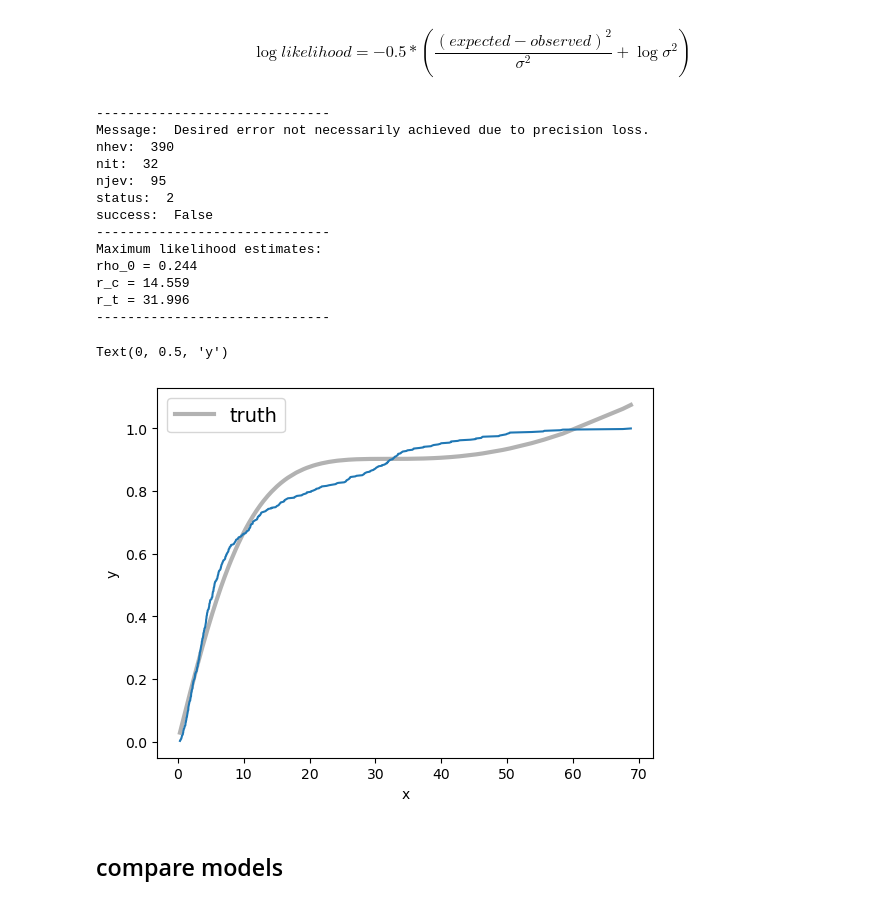
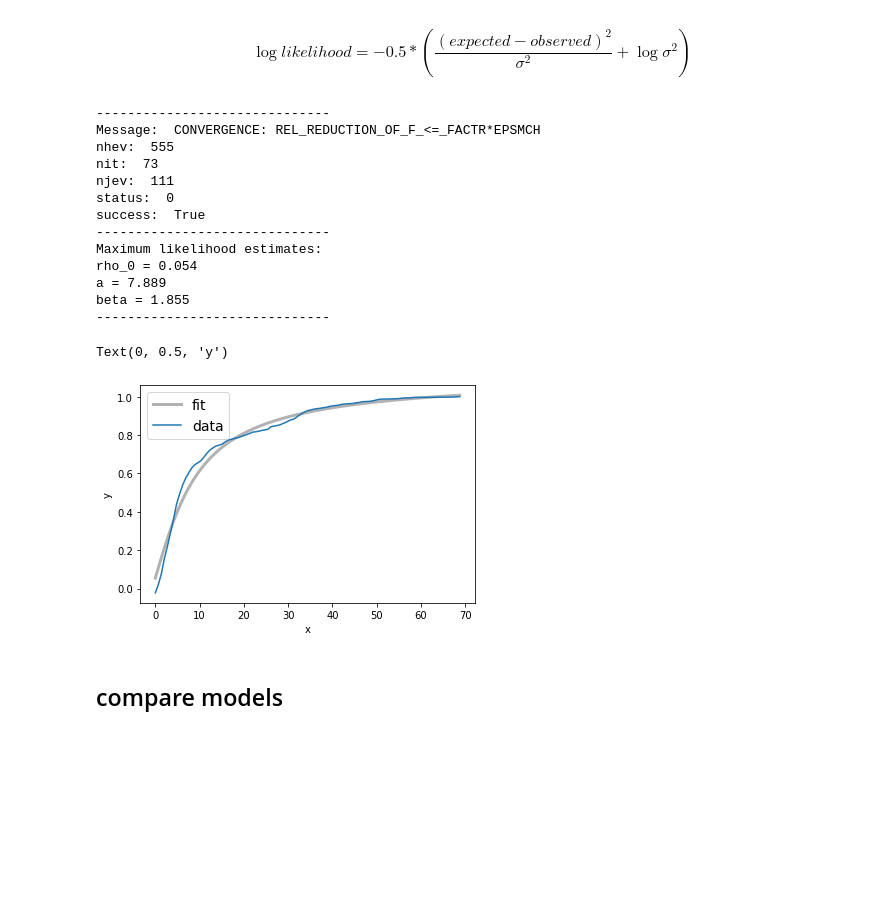
Before and after one commit to olgaborodina/be-open, a Jupyter notebook: main-project.ipynb, the cells around one changed output. Drawn from its saved outputs; the diff is of its cells as text; code cells hidden in the pictures; blank space fills up the shorter version.

```diff
--- a/main-project.ipynb
+++ b/main-project.ipynb
@@ -21,6 +21,8 @@ from scipy.optimize import minimize
 import sympy
 # %% [markdown]
 ## data import
+# %%
+profile='Zhao'
 # %%
 from astroquery.vizier import Vizier
 
@@ -114,19 +116,22 @@ Text(0.5, 0, 'z [pc]')
 
 def Kings_profile(r, rho_0, r_c, r_t):
     rho_k = rho_0 * (((1 + (r / r_c) ** 2) ** -0.5 - (1 + (r_t / r_c) ** 2) ** -0.5) ** 2)
+    mask = r > r_t
+    rho_k[mask] = 0
     return rho_k
 
 def Plummers_profile(r, rho_0, a):
-    rho_P = rho_0 * ((1 + ((r / a) ** 2)) ** 2)
+    rho_P = rho_0 * ((1 + (r * r / a / a)) ** -2.5)
     return rho_P
 
-def Zhao_profile(r, rho_0, a, beta):
-    rho = rho_0 * ((r / a) ** -1) * ((1 + (r / a) ** 2) ** ((1 - beta) / 2))
+def Zhao_profile(r, rho_0, a, beta, gamma):
+    rho = rho_0 * ((r / a) ** -gamma) * ((1 + (r / a) ** 2) ** ((gamma - beta) / 2))
     return rho
 # %% [markdown]
 ## CDF
 # %%
 CDF_x = np.sort(d.value)
+x_axis = np.linspace(1e-2, CDF_x.max(), 101)
 CDF = np.arange(1, len(d) + 1) / len(d)  #normalised CDF
 # %% [markdown]
 ## error in CDF calculation (MC error propagation)
@@ -202,7 +207,7 @@ for i in range(N):
 for k in range(N):
 
     CDF_interp_func = scipy.interpolate.interp1d(CDF_x_many[:,k],CDF_many[:,k], fill_value="extrapolate")
-    CDF_err.append(CDF_interp_func(CDF_x))
+    CDF_err.append(CDF_interp_func(x_axis))
 
 actual_errors = np.std(np.array(CDF_err), axis=0)
 # %% [markdown]
@@ -282,45 +285,50 @@ def mle(init_guess,x,y,y_err,cdf_model,profile='Kings',print_solution=False):
 # %%
 #err array
 np.random.seed(42)
 yerr  = np.array(actual_errors) #np.random.normal(size=len(CDF)) / 1e10
 
-#getting cdf
-cdf_fxn = cdf_gen(profile='Kings')
+if profile == 'King':
+    init = np.array([0.1, np.mean(d.value), 5 * np.mean(d.value)]) #rho_0, r_c, r_t
+elif profile == 'Plummer':
+    init = np.array([0.1, np.mean(d.value)]) #rho_0, r_c, r_t
+elif profile == 'Zhao':
+    init = np.array([0.1, np.mean(d.value), 2, 1]) #rho_0, r_c, r_t
 
-#inital_guess - change according to the profile you choose
-init_kings = np.array([1.0, np.mean(d.value), 4 * np.mean(d.value)]) #rho_0, r_c, r_t
+#init_kings = np.array([0.1, np.mean(d.value)]) #rho_0, r_c, r_t
 
 #getting x and y
 CDF_x = np.sort(d.value)                    # x  #basically the r in the profile functions
 CDF = np.arange(1, len(d) + 1) / len(d)     # y  #normalised CDF
 
+
+CDF_interp_func = scipy.interpolate.interp1d(CDF_x,CDF, fill_value="extrapolate")
+
 #finding solution by minimise alogorithm
-soln = mle(init_guess=init_kings,
-            x=CDF_x,
-            y=CDF,
+soln = mle(init_guess=init,
+            x=x_axis,
+            y=CDF_interp_func(x_axis),
             y_err = yerr,
-            cdf_model = cdf_fxn,
-            profile='Kings',
+            profile=profile,
             print_solution=True)
 
-plt.plot(CDF_x, cdf_fxn(CDF_x, *soln.x), "k", alpha=0.3, lw=3, label="truth")
-plt.plot(CDF_x, CDF)
+plt.plot(x_axis, pdf2cdf(x_axis, profile, *soln.x), "k", alpha=0.3, lw=3, label="fit")
+plt.plot(x_axis, CDF_interp_func(x_axis), label='data')
 plt.legend(fontsize=14)
 plt.xlabel("x")
 plt.ylabel("y")
 # %% [output]
 ------------------------------
-Message:  Desired error not necessarily achieved due to precision loss.
-nhev:  390
-nit:  32
-njev:  95
-status:  2
-success:  False
+Message:  CONVERGENCE: REL_REDUCTION_OF_F_<=_FACTR*EPSMCH
+nhev:  555
+nit:  73
+njev:  111
+status:  0
+success:  True
 ------------------------------
 Maximum likelihood estimates:
-rho_0 = 0.244
-r_c = 14.559
-r_t = 31.996
+rho_0 = 0.054
+a = 7.889
+beta = 1.855
 ------------------------------
 Text(0, 0.5, 'y')
-[figure, old version]
+[figure, new version]
```
Also changed, not shown: parts of 5 cells of this notebook.
